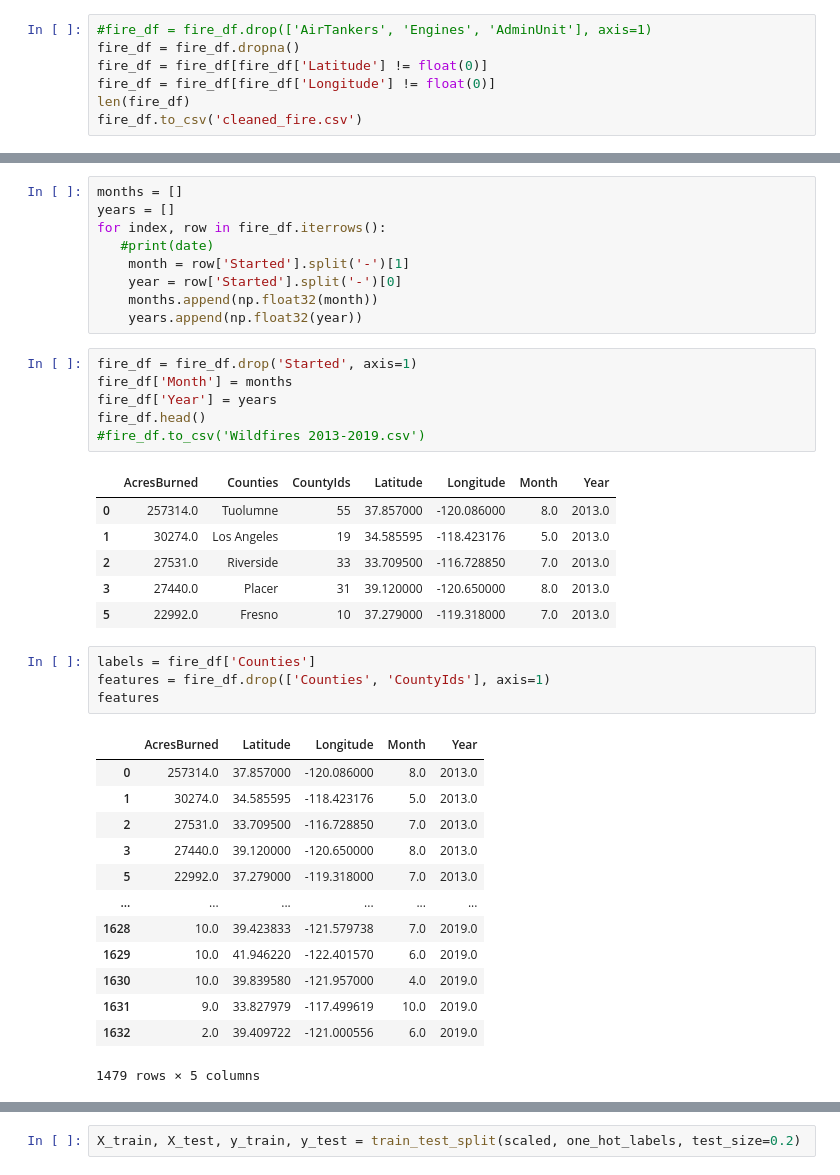
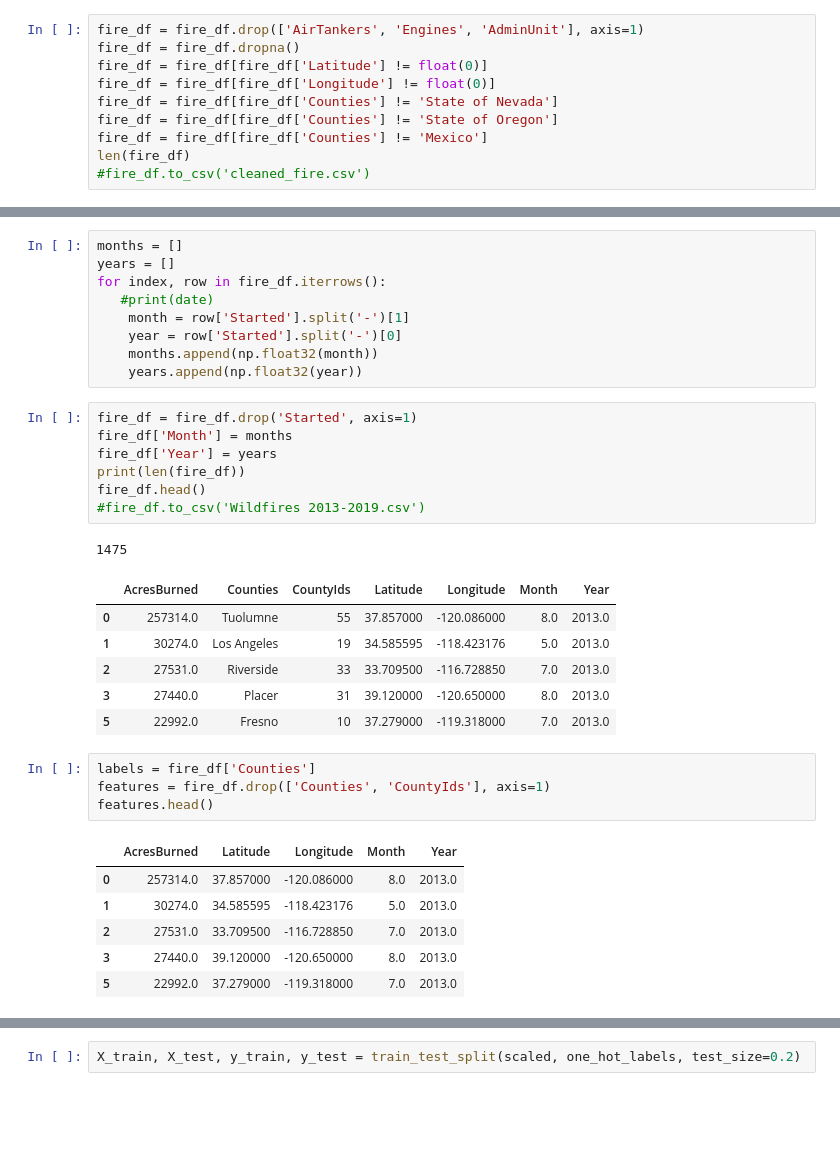
Before and after one commit to winneylee/california-wildfires, a Jupyter notebook: Fire_analysis.ipynb, the cells around one changed output, grey strips where cells are left out. Saved outputs shown, nothing was run; the diff lists cells and outputs as text; blank space fills up the shorter version.

```diff
--- a/Fire_analysis.ipynb
+++ b/Fire_analysis.ipynb
@@ -33,9 +33,12 @@ Longitude         0
 Started           0
 dtype: int64
 # %%
-#fire_df = fire_df.drop(['AirTankers', 'Engines', 'AdminUnit'], axis=1)
+fire_df = fire_df.drop(['AirTankers', 'Engines', 'AdminUnit'], axis=1)
 fire_df = fire_df.dropna()
 fire_df = fire_df[fire_df['Latitude'] != float(0)]
 fire_df = fire_df[fire_df['Longitude'] != float(0)]
+fire_df = fire_df[fire_df['Counties'] != 'State of Nevada']
+fire_df = fire_df[fire_df['Counties'] != 'State of Oregon']
+fire_df = fire_df[fire_df['Counties'] != 'Mexico']
 len(fire_df)
-fire_df.to_csv('cleaned_fire.csv')
+#fire_df.to_csv('cleaned_fire.csv')
@@ -67,9 +76,11 @@ for index, row in fire_df.iterrows():
 fire_df = fire_df.drop('Started', axis=1)
 fire_df['Month'] = months
 fire_df['Year'] = years
+print(len(fire_df))
 fire_df.head()
 #fire_df.to_csv('Wildfires 2013-2019.csv')
 # %% [output]
+1475
 |  | AcresBurned | Counties | CountyIds | Latitude | Longitude | Month | Year |
 | 0 | 257314.0 | Tuolumne | 55 | 37.857000 | -120.086000 | 8.0 | 2013.0 |
 | 1 | 30274.0 | Los Angeles | 19 | 34.585595 | -118.423176 | 5.0 | 2013.0 |
@@ -79,21 +90,14 @@ fire_df.head()
 # %%
 labels = fire_df['Counties']
 features = fire_df.drop(['Counties', 'CountyIds'], axis=1)
-features
+features.head()
 # %% [output]
 |  | AcresBurned | Latitude | Longitude | Month | Year |
 | 0 | 257314.0 | 37.857000 | -120.086000 | 8.0 | 2013.0 |
 | 1 | 30274.0 | 34.585595 | -118.423176 | 5.0 | 2013.0 |
 | 2 | 27531.0 | 33.709500 | -116.728850 | 7.0 | 2013.0 |
 | 3 | 27440.0 | 39.120000 | -120.650000 | 8.0 | 2013.0 |
 | 5 | 22992.0 | 37.279000 | -119.318000 | 7.0 | 2013.0 |
-| ... | ... | ... | ... | ... | ... |
-| 1628 | 10.0 | 39.423833 | -121.579738 | 7.0 | 2019.0 |
-| 1629 | 10.0 | 41.946220 | -122.401570 | 6.0 | 2019.0 |
-| 1630 | 10.0 | 39.839580 | -121.957000 | 4.0 | 2019.0 |
-| 1631 | 9.0 | 33.827979 | -117.499619 | 10.0 | 2019.0 |
-| 1632 | 2.0 | 39.409722 | -121.000556 | 6.0 | 2019.0 |
-1479 rows × 5 columns
 # %%
 dummies = pd.get_dummies(labels)
 county_names = dummies.columns
```
Also changed, not shown: parts of 28 cells of this notebook.
